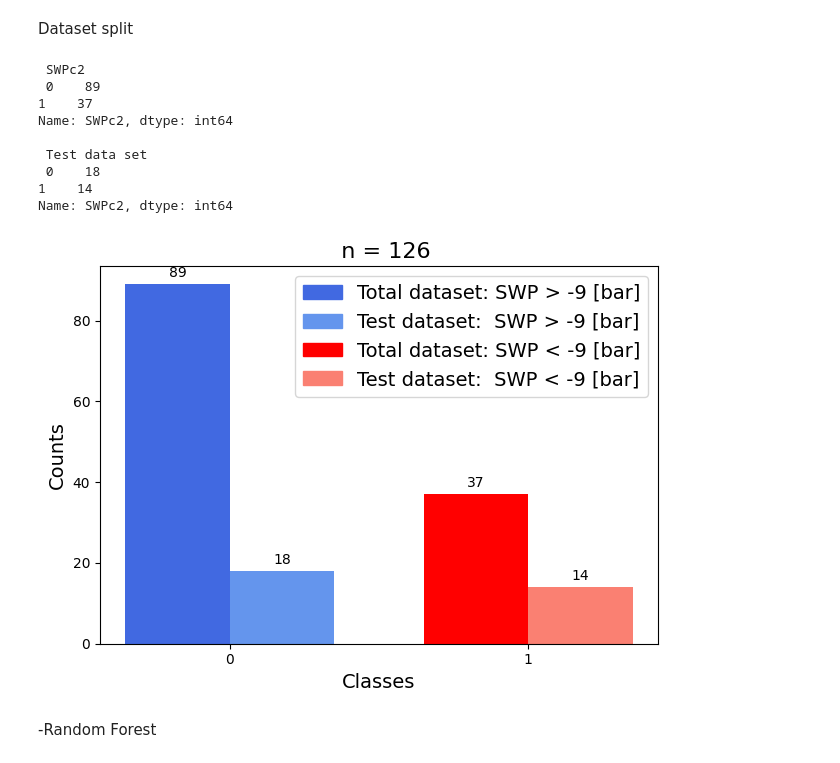
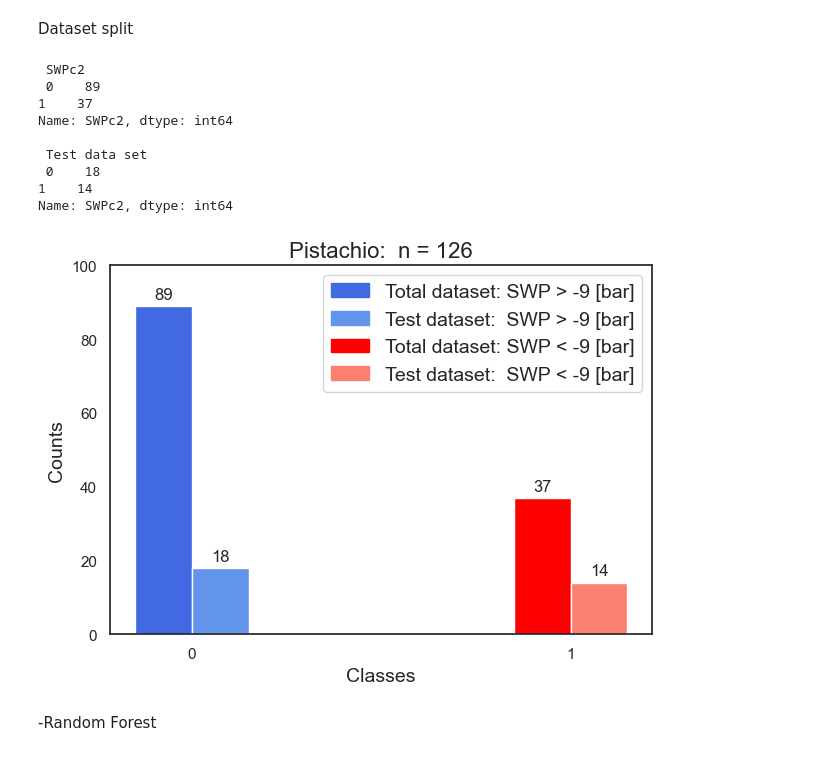
Before and after one commit to mehradmrt/P_Orchard_Data_Analysis, a Jupyter notebook: src_data_analysis/ML_algorithms_new.ipynb, the cells around one changed output. Cells and saved outputs as stored; diff of their text form; code cells hidden in the pictures.

```diff
--- a/src_data_analysis/ML_algorithms_new.ipynb
+++ b/src_data_analysis/ML_algorithms_new.ipynb
@@ -177,7 +177,7 @@ def plot_label_distribution(main, y_test):
     mylabels = total_counts.index
 
     x = np.arange(len(mylabels))  # the label locations
-    width = 0.35  # the width of the bars
+    width = 0.15  # the width of the bars
 
     fig, ax = plt.subplots()
 
@@ -186,41 +186,42 @@ def plot_label_distribution(main, y_test):
 
     # Add some text for labels, title and custom x-axis tick labels, etc.
     ax.set_ylabel('Counts',fontsize=14)
-    ax.set_title('  n = '+str(n_total),fontsize=16)
+    ax.set_title(orchard+':  n = '+str(n_total),fontsize=16)
     ax.set_xlabel('Classes',fontsize=14)
     ax.set_xticks(x)
     ax.set_xticklabels(mylabels)
+    ax.set_ylim([0, 100])
     # ax.legend()
 
     ax.bar_label(rects1, padding=3)
     ax.bar_label(rects2, padding=3)
 
     fig.tight_layout()
     plt.grid(False)
 
 
     tot0 = mpatches.Patch(color='royalblue', label=f'Total dataset: SWP > {-cuttoff} [bar]')
     test0 = mpatches.Patch(color='cornflowerblue', label=f'Test dataset:  SWP > {-cuttoff} [bar]')
     tot1 = mpatches.Patch(color='red', label=f'Total dataset: SWP < {-cuttoff} [bar]')
     test1 = mpatches.Patch(color='salmon', label=f'Test dataset:  SWP < {-cuttoff} [bar]')
     plt.legend(handles=[tot0,test0,tot1,test1], fontsize=14, loc='upper right')
     # plt.legend('s','2','3','5')
 
     plt.savefig('../figures/'+orchard+'_counts.png', dpi=300)
     plt.show()
 
 plot_label_distribution(main, y_test)
 # %% [output]
  SWPc2
  0    89
 1    37
 Name: SWPc2, dtype: int64
 
  Test data set
  0    18
 1    14
 Name: SWPc2, dtype: int64
-[figure, old version]
+[figure, new version]
 # %% [markdown]
 -Random Forest
 # %%
```
Also changed, not shown: parts of 13 cells of this notebook, 8 other files.
